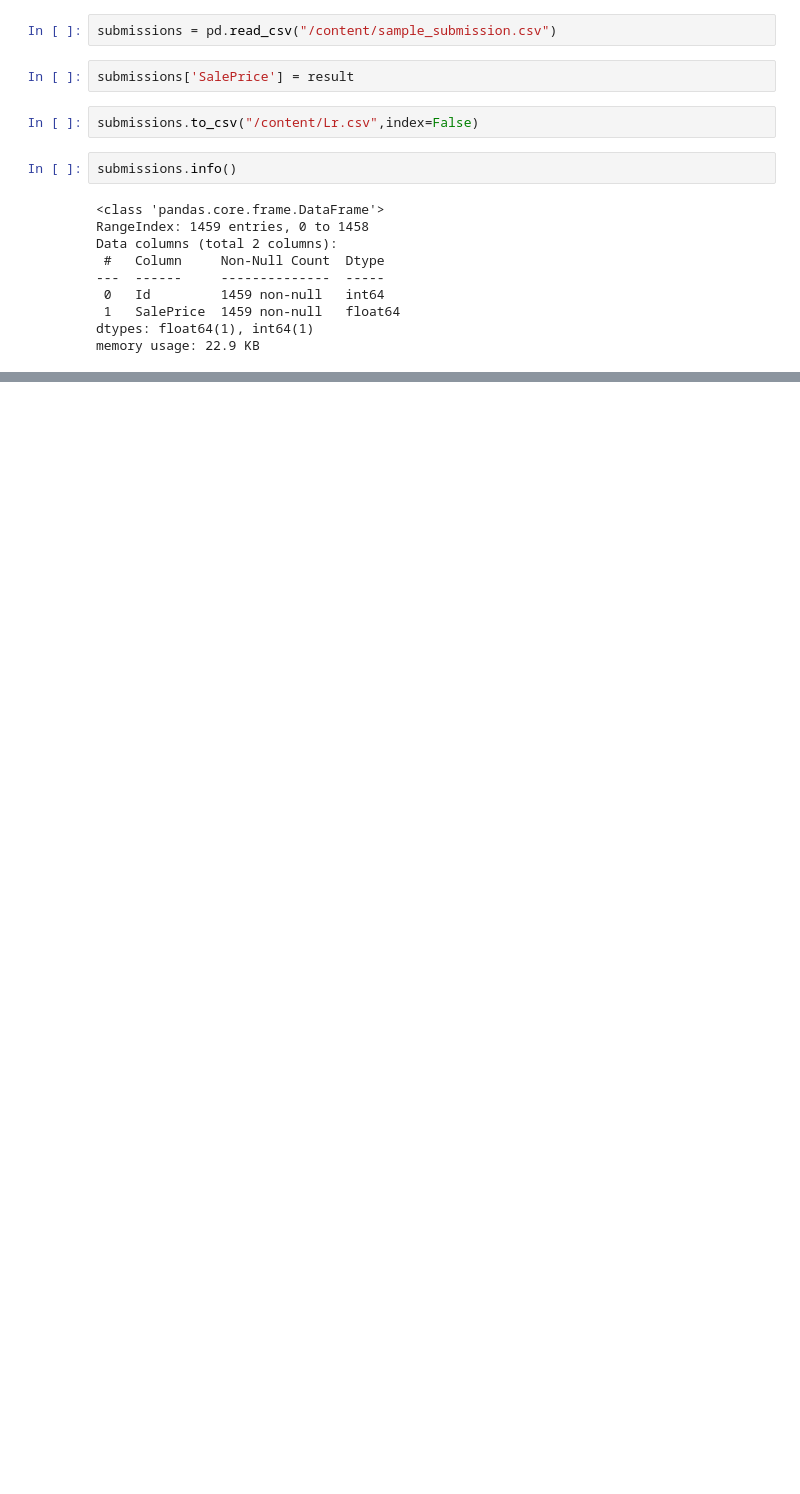
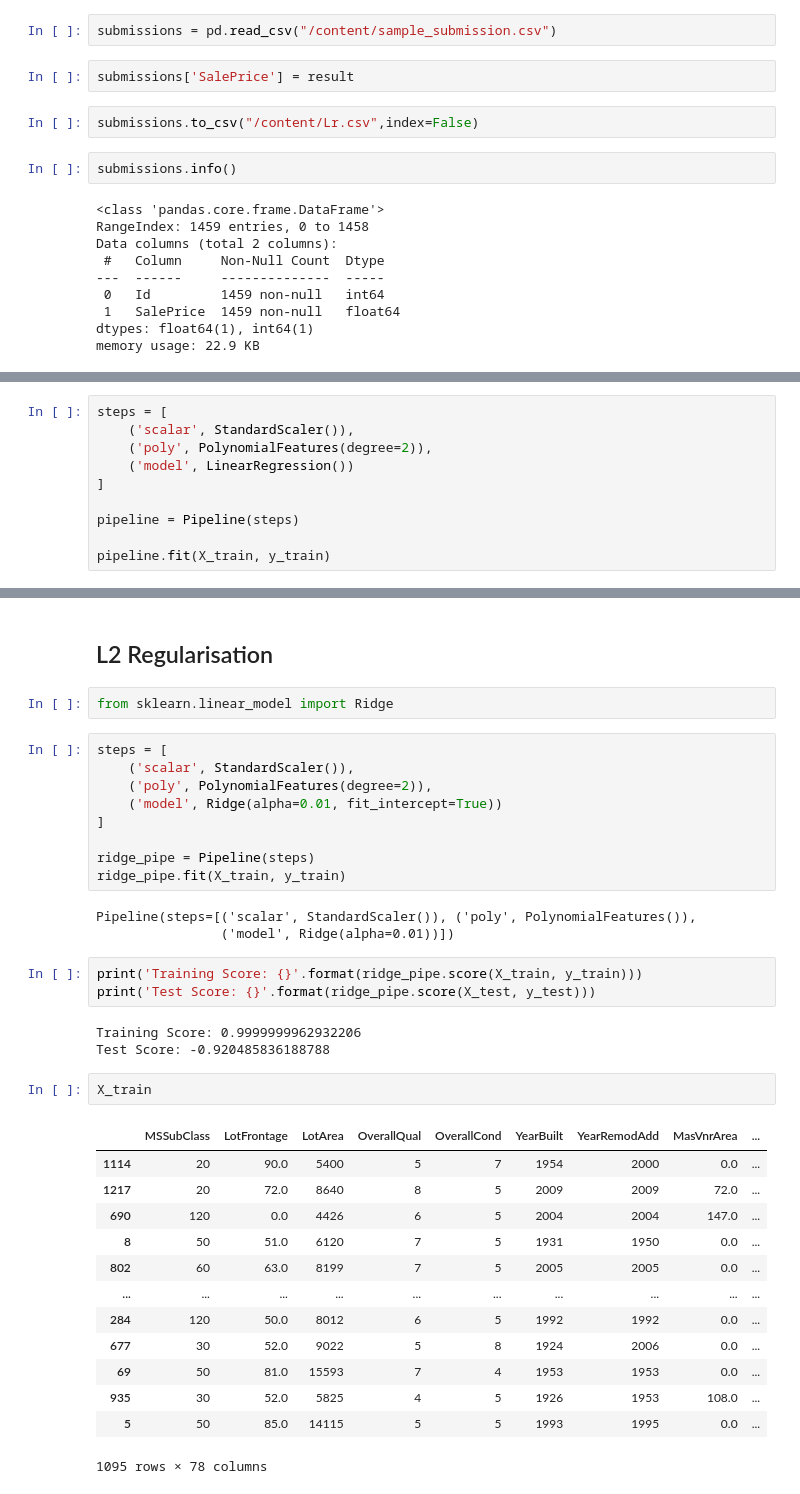
Before and after one commit to abdulhakkeempa/house-price-prediction, a Jupyter notebook: House_Price_Prediction.ipynb, the cells around one changed output, grey strips where cells are left out. Cells and saved outputs as stored; diff of their text form; blank space fills up the shorter version.

Commit message:
feature: created some pipeline with l1 and l2 regularisation with linear regression, but feature selection needs to been carefully

```diff
--- a/House_Price_Prediction.ipynb
+++ b/House_Price_Prediction.ipynb
@@ -750,0 +806,10 @@ memory usage: 22.9 KB
+# %%
+steps = [
+    ('scalar', StandardScaler()),
+    ('poly', PolynomialFeatures(degree=2)),
+    ('model', LinearRegression())
+]
+
+pipeline = Pipeline(steps)
+
+pipeline.fit(X_train, y_train)
@@ -750,0 +832,38 @@ memory usage: 22.9 KB
+# %% [markdown]
+## L2 Regularisation
+# %%
+from sklearn.linear_model import Ridge
+# %%
+steps = [
+    ('scalar', StandardScaler()),
+    ('poly', PolynomialFeatures(degree=2)),
+    ('model', Ridge(alpha=0.01, fit_intercept=True))
+]
+
+ridge_pipe = Pipeline(steps)
+ridge_pipe.fit(X_train, y_train)
+# %% [output]
+Pipeline(steps=[('scalar', StandardScaler()), ('poly', PolynomialFeatures()),
+                ('model', Ridge(alpha=0.01))])
+# %%
+print('Training Score: {}'.format(ridge_pipe.score(X_train, y_train)))
+print('Test Score: {}'.format(ridge_pipe.score(X_test, y_test)))
+# %% [output]
+Training Score: 0.9999999962932206
+Test Score: -0.920485836188788
+# %%
+X_train
+# %% [output]
+|  | MSSubClass | LotFrontage | LotArea | OverallQual | OverallCond | YearBuilt | YearRemodAdd | MasVnrArea | ... |
+| 1114 | 20 | 90.0 | 5400 | 5 | 7 | 1954 | 2000 | 0.0 | ... |
+| 1217 | 20 | 72.0 | 8640 | 8 | 5 | 2009 | 2009 | 72.0 | ... |
+| 690 | 120 | 0.0 | 4426 | 6 | 5 | 2004 | 2004 | 147.0 | ... |
+| 8 | 50 | 51.0 | 6120 | 7 | 5 | 1931 | 1950 | 0.0 | ... |
+| 802 | 60 | 63.0 | 8199 | 7 | 5 | 2005 | 2005 | 0.0 | ... |
+| ... | ... | ... | ... | ... | ... | ... | ... | ... | ... |
+| 284 | 120 | 50.0 | 8012 | 6 | 5 | 1992 | 1992 | 0.0 | ... |
+| 677 | 30 | 52.0 | 9022 | 5 | 8 | 1924 | 2006 | 0.0 | ... |
+| 69 | 50 | 81.0 | 15593 | 7 | 4 | 1953 | 1953 | 0.0 | ... |
+| 935 | 30 | 52.0 | 5825 | 4 | 5 | 1926 | 1953 | 108.0 | ... |
+| 5 | 50 | 85.0 | 14115 | 5 | 5 | 1993 | 1995 | 0.0 | ... |
+1095 rows × 78 columns
```
Also changed, not shown: parts of 32 cells of this notebook.
